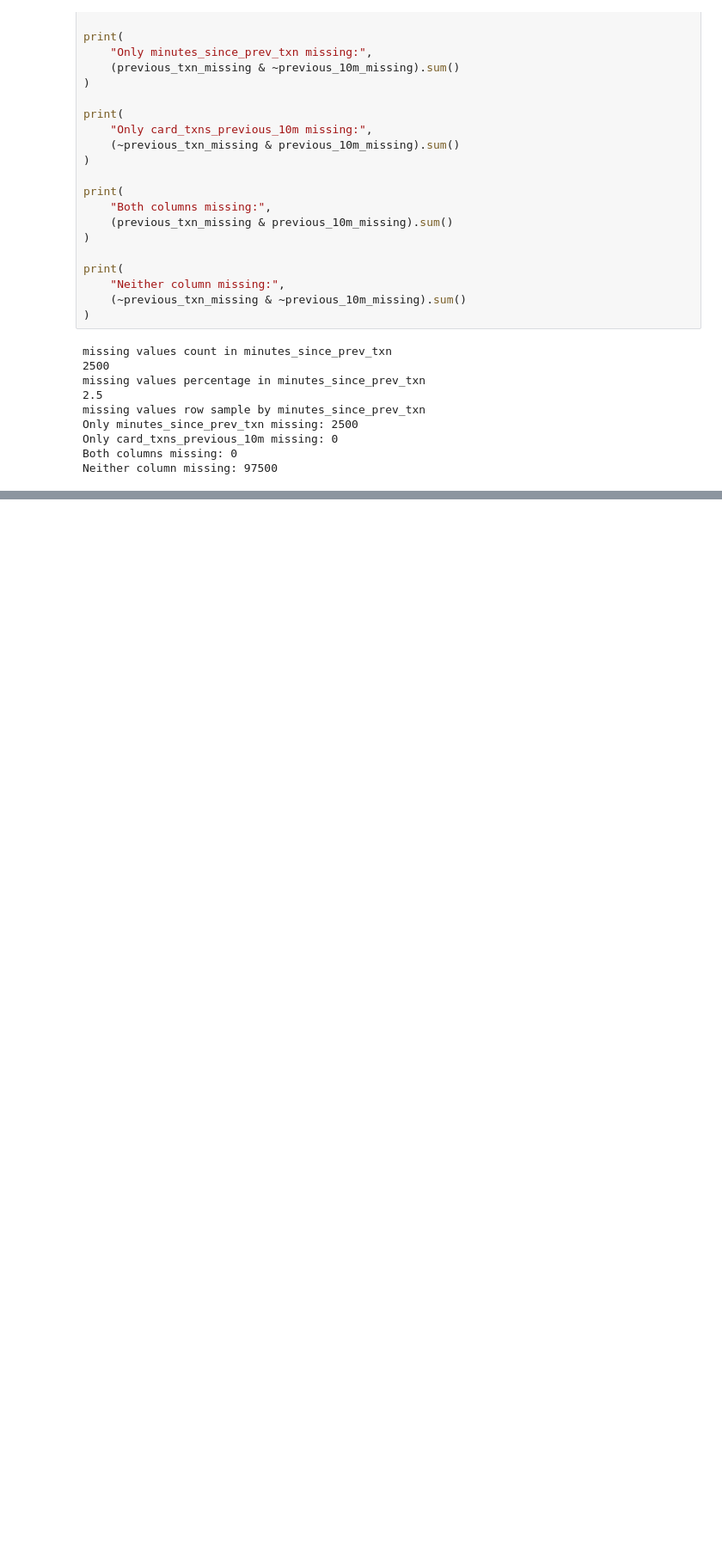
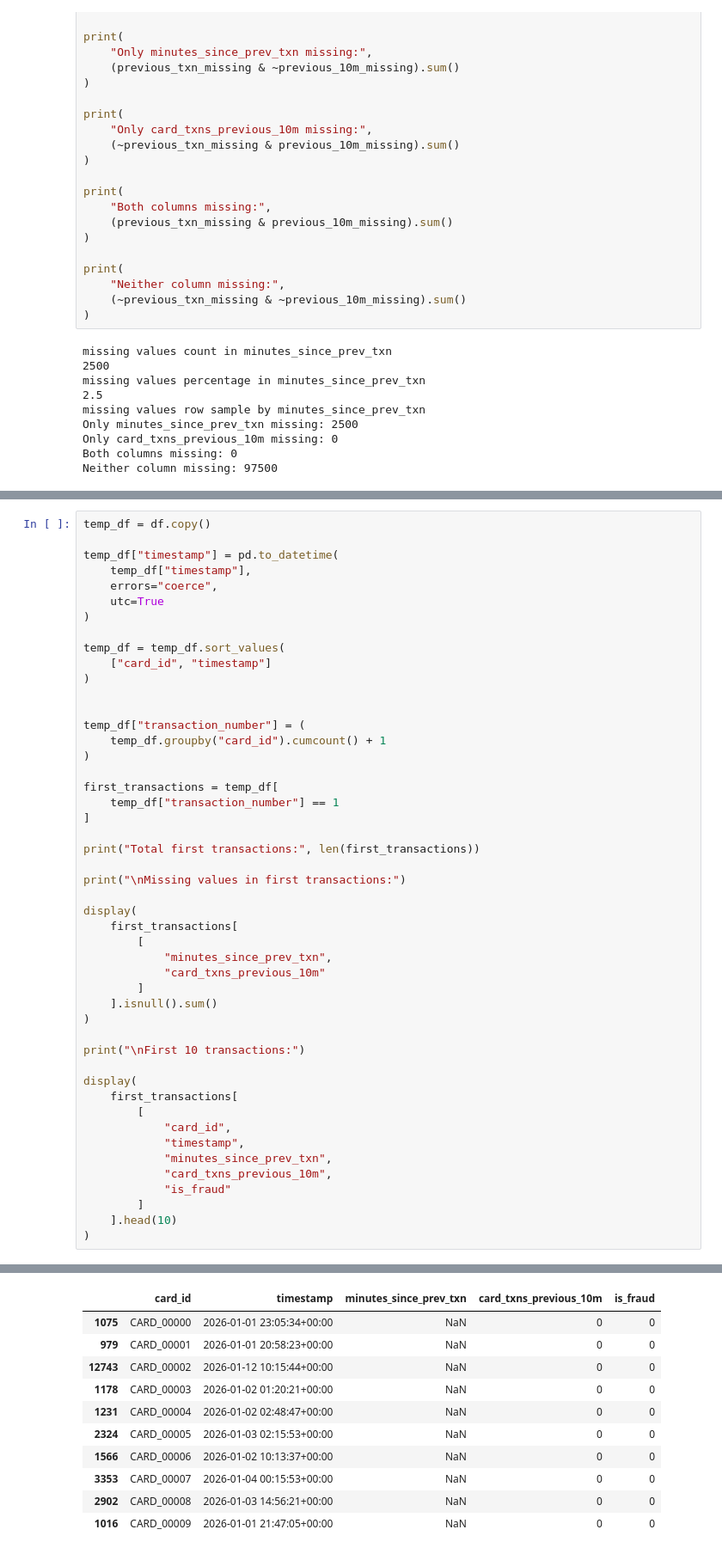
Before and after one commit to Abhishekhivarkar/real_time_fraud_detection_system, a Jupyter notebook: 01_data_audit.ipynb, the cells around one changed output, grey strips where cells are left out. Shown at 86% size. Saved outputs shown, nothing was run; the diff lists cells and outputs as text; blank space fills up the shorter version.

```diff
--- a/01_data_audit.ipynb
+++ b/01_data_audit.ipynb
@@ -751,0 +1541,49 @@ res = df.loc[mi]
+# %%
+temp_df = df.copy()
+
+temp_df["timestamp"] = pd.to_datetime(
+    temp_df["timestamp"],
+    errors="coerce",
+    utc=True
+)
+
+temp_df = temp_df.sort_values(
+    ["card_id", "timestamp"]
+)
+
+
+temp_df["transaction_number"] = (
+    temp_df.groupby("card_id").cumcount() + 1
+)
+
+first_transactions = temp_df[
+    temp_df["transaction_number"] == 1
+]
+
+print("Total first transactions:", len(first_transactions))
+
+print("\nMissing values in first transactions:")
+
+display(
+    first_transactions[
+        [
+            "minutes_since_prev_txn",
+            "card_txns_previous_10m"
+        ]
+    ].isnull().sum()
+)
+
+print("\nFirst 10 transactions:")
+
+display(
+    first_transactions[
+        [
+            "card_id",
+            "timestamp",
+            "minutes_since_prev_txn",
+            "card_txns_previous_10m",
+            "is_fraud"
+        ]
+    ].head(10)
+)
+# %% [output]
@@ -751,0 +1597,11 @@ res = df.loc[mi]
+|  | card_id | timestamp | minutes_since_prev_txn | card_txns_previous_10m | is_fraud |
+| 1075 | CARD_00000 | 2026-01-01 23:05:34+00:00 | NaN | 0 | 0 |
+| 979 | CARD_00001 | 2026-01-01 20:58:23+00:00 | NaN | 0 | 0 |
+| 12743 | CARD_00002 | 2026-01-12 10:15:44+00:00 | NaN | 0 | 0 |
+| 1178 | CARD_00003 | 2026-01-02 01:20:21+00:00 | NaN | 0 | 0 |
+| 1231 | CARD_00004 | 2026-01-02 02:48:47+00:00 | NaN | 0 | 0 |
+| 2324 | CARD_00005 | 2026-01-03 02:15:53+00:00 | NaN | 0 | 0 |
+| 1566 | CARD_00006 | 2026-01-02 10:13:37+00:00 | NaN | 0 | 0 |
+| 3353 | CARD_00007 | 2026-01-04 00:15:53+00:00 | NaN | 0 | 0 |
+| 2902 | CARD_00008 | 2026-01-03 14:56:21+00:00 | NaN | 0 | 0 |
+| 1016 | CARD_00009 | 2026-01-01 21:47:05+00:00 | NaN | 0 | 0 |
```
Also changed, not shown: parts of 18 cells of this notebook.
